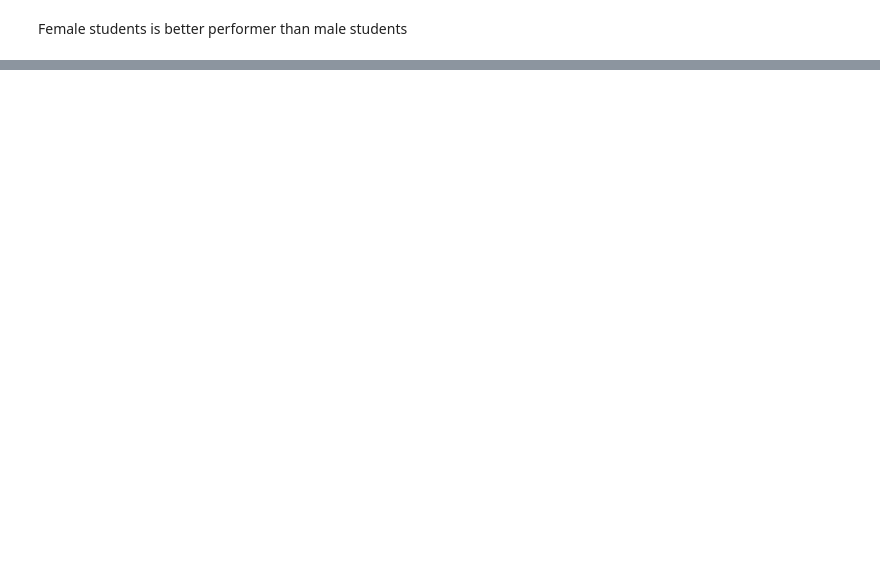
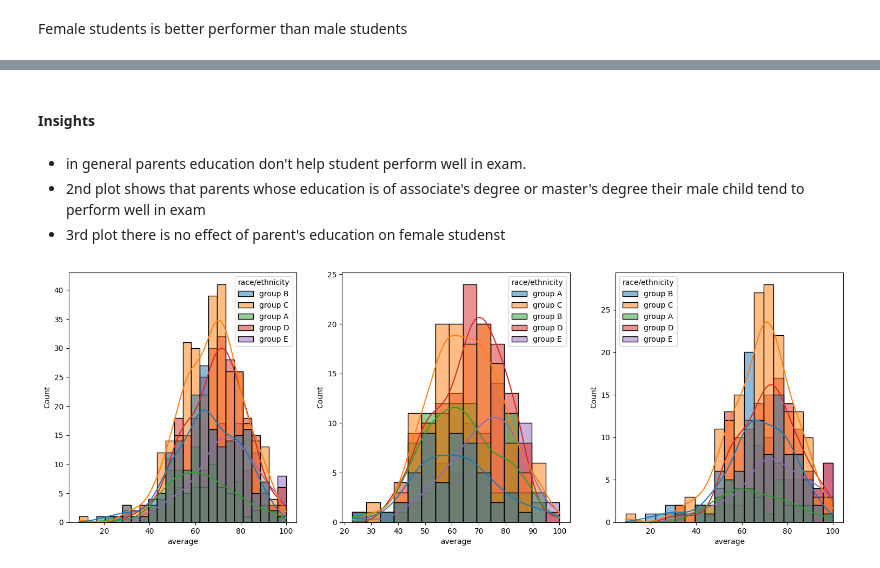
Before and after one commit to Jomin-m/Machine-Learning_Project, a Jupyter notebook: notebook/EDA STUDENT PERFORMANCE.ipynb, the cells around one changed output, grey strips where cells are left out. Cells and saved outputs as stored; diff of their text form; code cells hidden in the pictures; blank space fills up the shorter version.

```diff
--- a/notebook/EDA STUDENT PERFORMANCE.ipynb
+++ b/notebook/EDA STUDENT PERFORMANCE.ipynb
@@ -267,0 +282,17 @@ plt.show()
+# %% [markdown]
+#### Insights
+# %% [markdown]
+- in general parents education don't help student perform well in exam.
+- 2nd plot shows that parents whose education is of associate's degree or master's degree their male child tend to perform well in exam
+- 3rd plot there is no effect of parent's education on female studenst
+# %%
+plt.subplots(1,3,figsize=(25,6))
+plt.subplot(141)
+ax = sns.histplot(data=df, x='average', kde=True,hue='race/ethnicity')
+plt.subplot(142)
+ax= sns.histplot(data = df[df.gender=='male'],x='average',kde=True, hue ='race/ethnicity')
+plt.subplot(143)
+ax= sns.histplot(data = df[df.gender=='female'],x='average',kde=True, hue ='race/ethnicity')
+plt.show()
+# %% [output]
+[figure, added]
```
Also changed, not shown: parts of 20 cells of this notebook.
